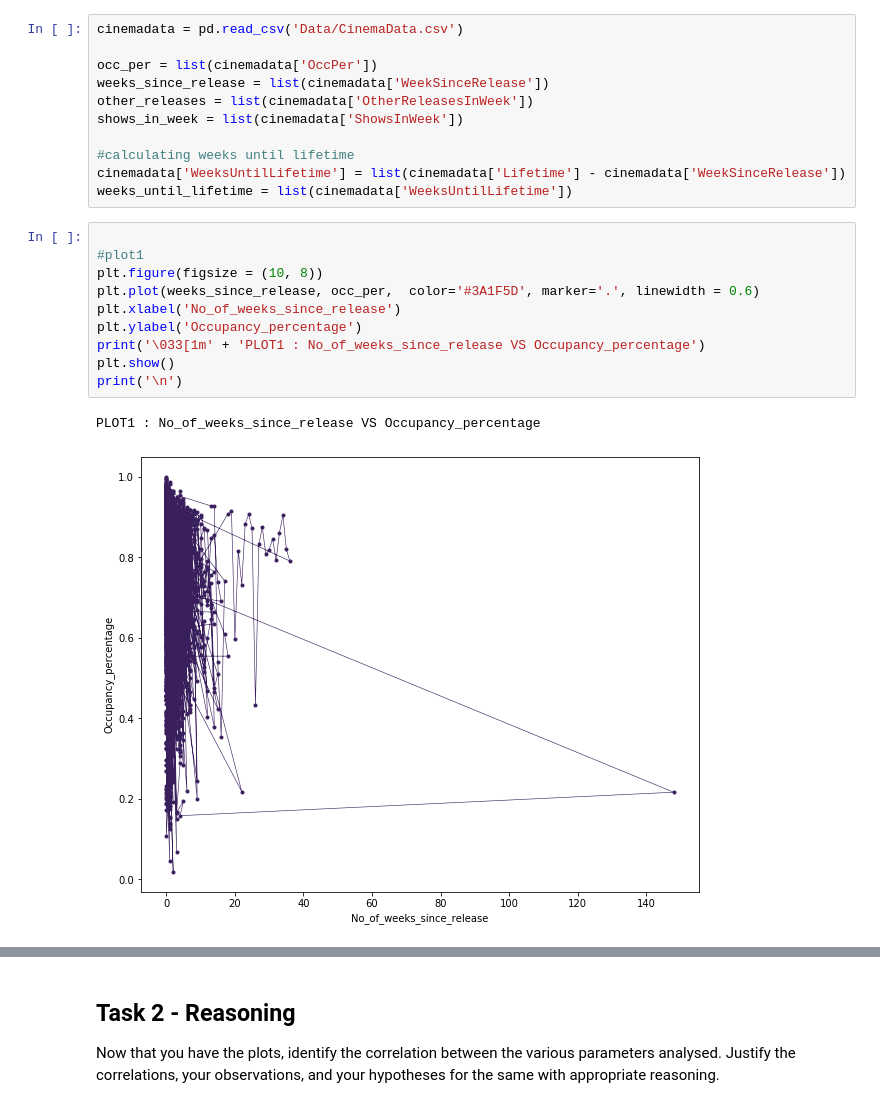
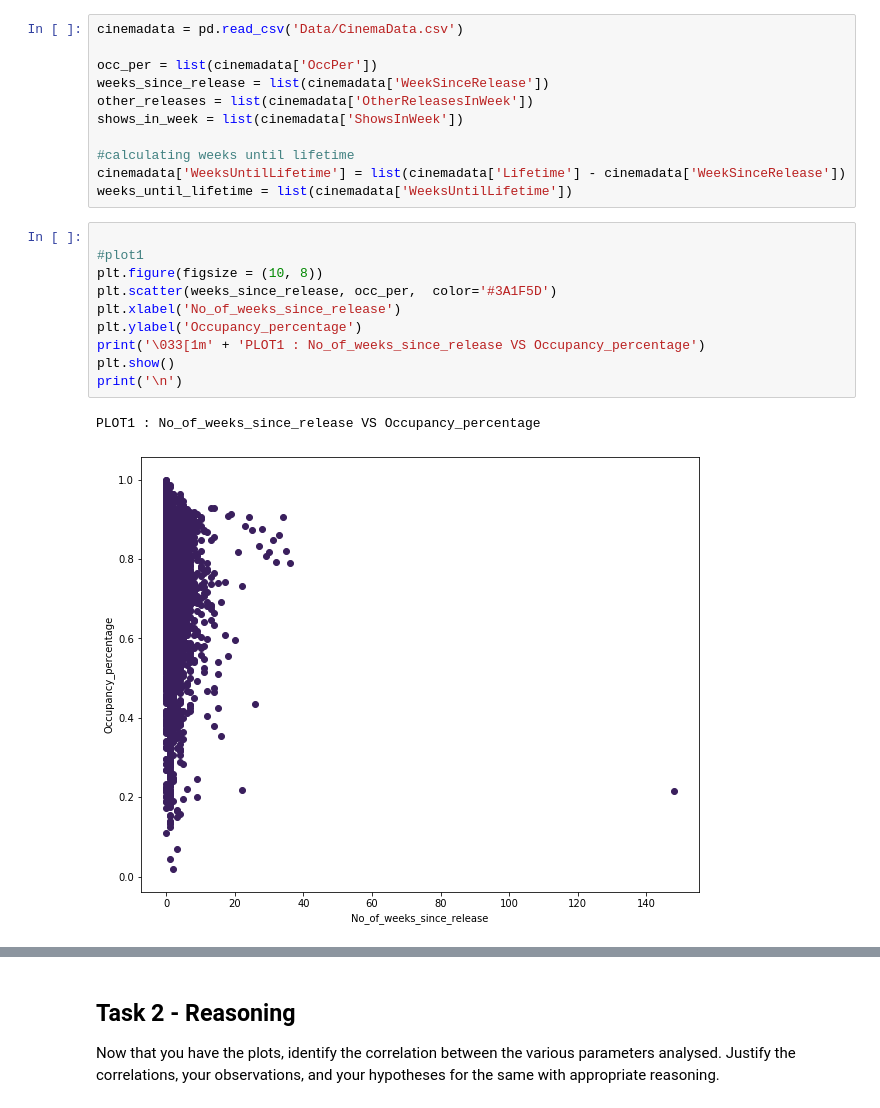
Before and after one commit to sowmiya-2805/SForientation_assignments, a Jupyter notebook: MLBasics/Module2.ipynb, the cells around one changed output, grey strips where cells are left out. Drawn from its saved outputs; the diff is of its cells as text.

```diff
--- a/MLBasics/Module2.ipynb
+++ b/MLBasics/Module2.ipynb
@@ -33,16 +33,16 @@ weeks_until_lifetime = list(cinemadata['WeeksUntilLifetime'])
 # %%
 
 #plot1
 plt.figure(figsize = (10, 8))
-plt.plot(weeks_since_release, occ_per,  color='#3A1F5D', marker='.', linewidth = 0.6)
+plt.scatter(weeks_since_release, occ_per,  color='#3A1F5D')
 plt.xlabel('No_of_weeks_since_release')
 plt.ylabel('Occupancy_percentage')
 print('\033[1m' + 'PLOT1 : No_of_weeks_since_release VS Occupancy_percentage')
 plt.show()
 print('\n')
 # %% [output]
 PLOT1 : No_of_weeks_since_release VS Occupancy_percentage
-[figure, old version]
+[figure, new version]
 # %%
 #plot2
 fig, y1 = plt.subplots()
```
Also changed, not shown: parts of 3 cells of this notebook.
